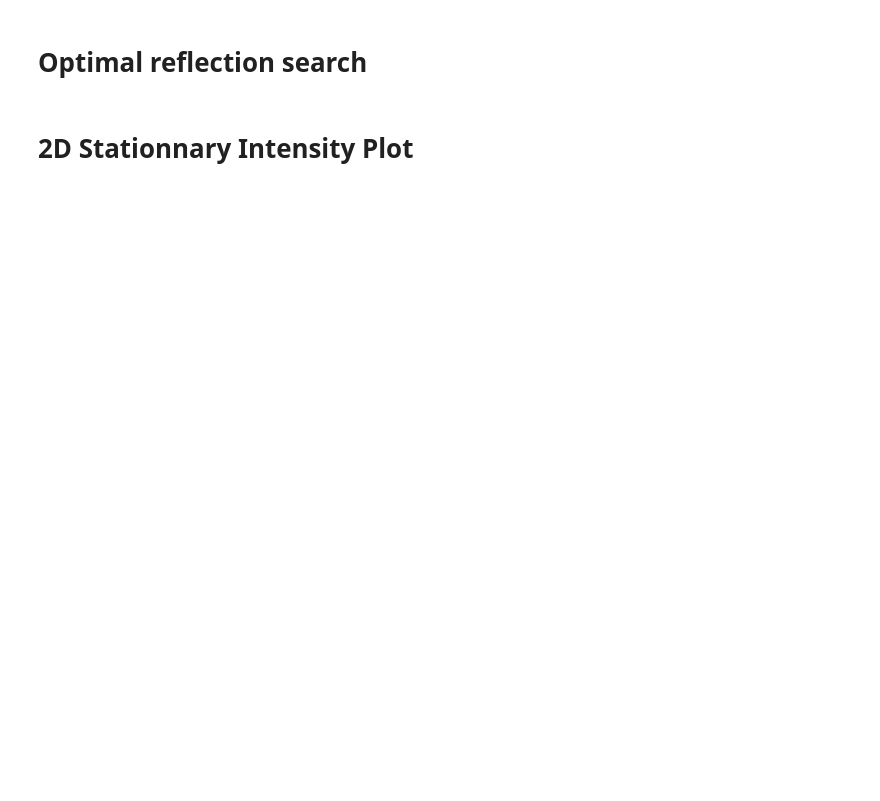
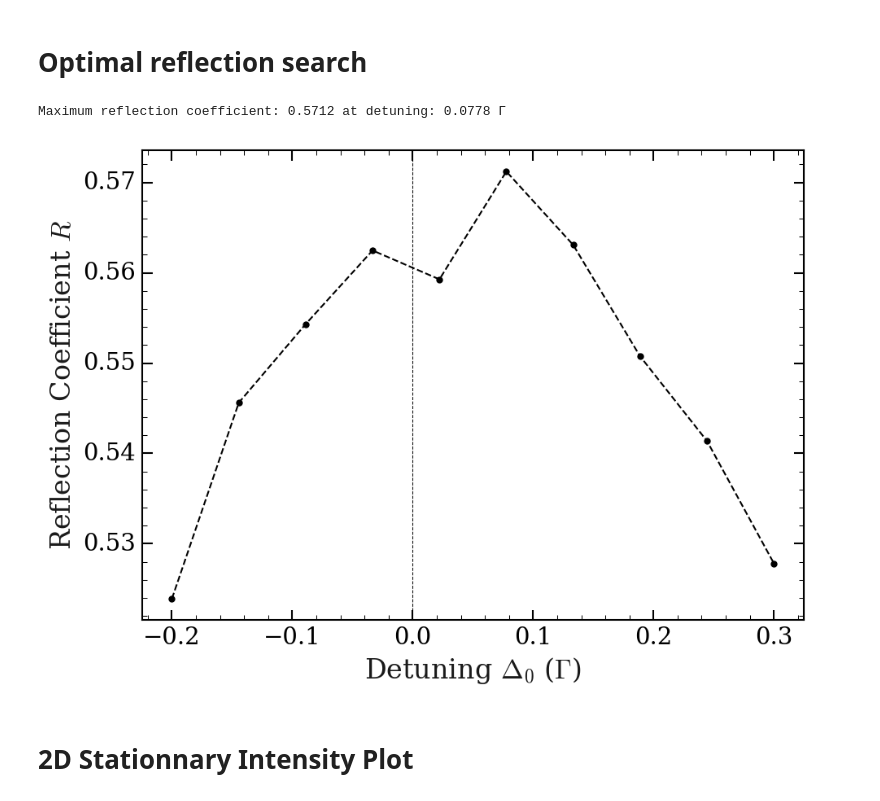
Before and after one commit to alexandremnd/CollectiveScattering, a Jupyter notebook: visualization.ipynb, the cells around one changed output. Drawn from its saved outputs; the diff is of its cells as text; code cells hidden in the pictures; blank space fills up the shorter version.

```diff
--- a/visualization.ipynb
+++ b/visualization.ipynb
@@ -8,21 +8,24 @@ plt.style.use('article.mplstyle')
 # %% [markdown]
 # Optimal reflection search
 # %%
-delta = np.loadtxt("data/DetuningSearch-1/detuning.csv")
-R = np.loadtxt("data/DetuningSearch-1/reflection_coefficients.csv")
+delta = np.loadtxt("data/ReflectionCoefficient-3/delta-local.txt")
+R = np.loadtxt("data/ReflectionCoefficient-3/intensity-local.txt")
 
 max_idx = np.argmax(R)
 max_R = R[max_idx]
 max_delta = delta[max_idx]
 
 print(f"Maximum reflection coefficient: {max_R:.4f} at detuning: {max_delta:.4f} Γ")
 
 plt.plot(delta, R, 'o--', markersize=4, color='black')
 plt.xlabel(r"Detuning $\Delta_0$ ($\Gamma$)")
 plt.ylabel(r"Reflection Coefficient $R$")
 plt.axvline(x=0, color='black', linestyle='--', linewidth=0.5)
 plt.savefig("fig/detuning_search.svg", bbox_inches='tight')
 plt.show()
+# %% [output]
+Maximum reflection coefficient: 0.5712 at detuning: 0.0778 Γ
+[figure, added]
 # %% [markdown]
 # 2D Stationnary Intensity Plot
 # %%
```
Also changed, not shown: parts of 2 cells of this notebook, 34 other files.
